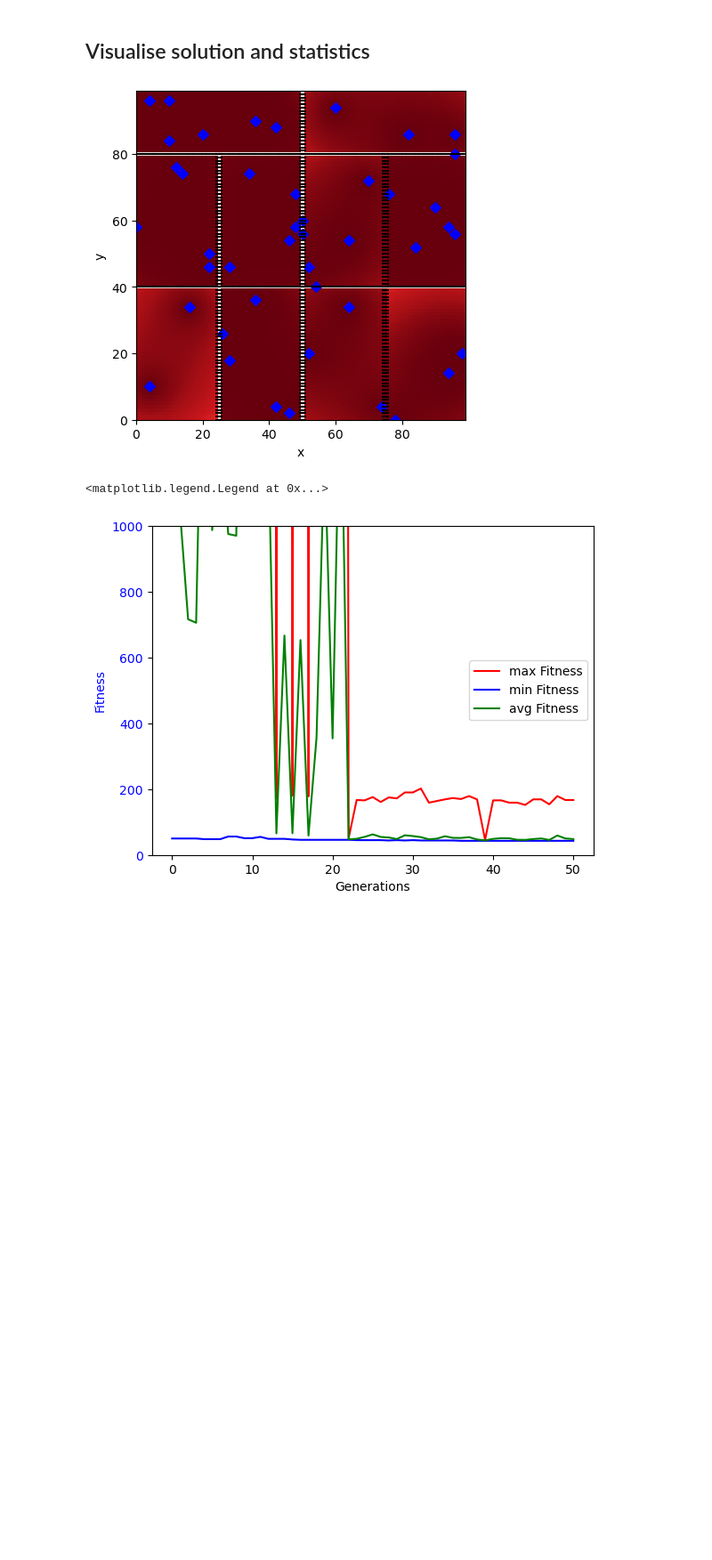
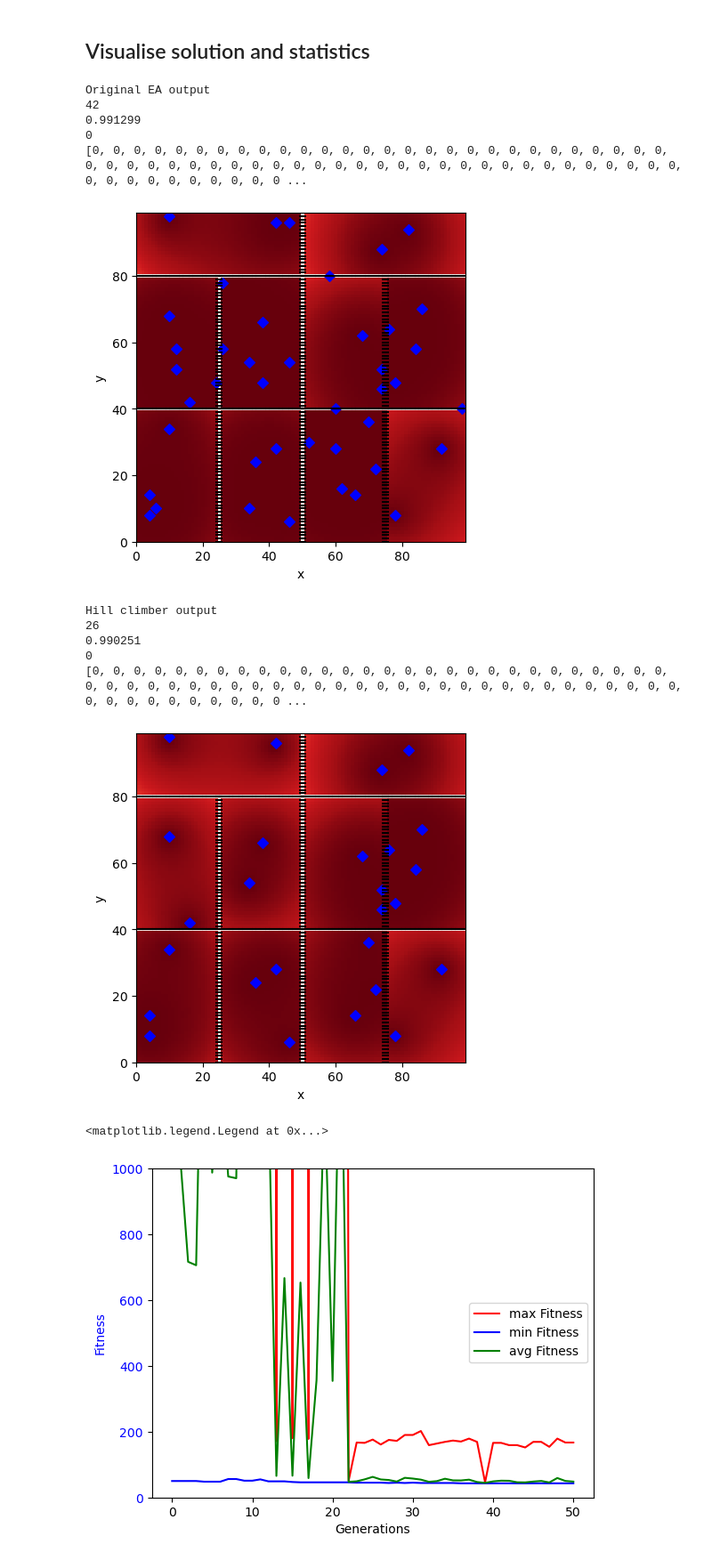
Before and after one commit to julkaswieta/eco-cw, a Jupyter notebook: coursework.ipynb, the cells around one changed output. Shown: that part at 89% size. Drawn from its saved outputs; the diff is of its cells as text; code cells hidden in the pictures; blank space fills up the shorter version.

Commit message:
first version of working hill climber

```diff
--- a/coursework.ipynb
+++ b/coursework.ipynb
@@ -234,7 +234,7 @@ def main():
 ## Run the EA
 # %%
 runs = [["Best", "Generation", "Time"]]
-for run in range(0, 10):
+for run in range(0, 1):
     start = time.time()
     pop, log, hof = main()
     stop = time.time()
@@ -305,41 +371,64 @@ def visualise_objective_function(x, instance_size, nb_cameras, instance_file):
     cameras_indices = [index for (index, item) in enumerate(list(x)) if item == 1]
     for c in cameras_indices:
         x,y = solution_converter(c, instance_size=instance_size)
         plt.scatter(y,x,c="blue",marker="D")
     # Plotting walls (if any)
     if (instance_file != ""):
         walls = pd.read_csv(instance_file,header=None)
         plt.scatter(walls[1],walls[0],c="black", marker="_")
     plt.xlim(0,instance_size-1)
     plt.xlabel("x")
     plt.ylim(0,instance_size-1)
     plt.ylabel("y")
     plt.show()
 
 # Here we just create a random solution for a 100x100 grid with two cameras at random positions
 # you can experiment to see what different solutions look like
 
+# choose an empty grid
+#visualise_objective_function(sol, instance_size= 100, nb_cameras=2, instance_file="")
+
+
+# visualise the original solution
+print("Original EA output")
 final_solution = hof[0]
 final_solution = convert_compressed_to_full(final_solution)
-
 actual_cameras=sum(final_solution)  # need to pass the actual numbers of cameras in the solution, regardless of whether it is valid
 print(actual_cameras)
 coverage = objective_function(final_solution, instance_size, actual_cameras, instance_file)
 print(coverage)
 cameras_on_walls = check_walls(final_solution, instance_file)
 print(cameras_on_walls)
 print(final_solution)
 
+visualise_objective_function(final_solution, instance_size=instance_size, nb_cameras=actual_cameras, instance_file=myinst)
 
-# choose an empty grid
-#visualise_objective_function(sol, instance_size= 100, nb_cameras=2, instance_file="")
+# visualise the hill climber output
+print("Hill climber output")
+final_solution_hc = best_solution_hc
+final_solution_hc = convert_compressed_to_full(final_solution_hc)
+actual_cameras_hc=sum(final_solution_hc)  # need to pass the actual numbers of cameras in the solution, regardless of whether it is valid
+print(actual_cameras_hc)
+coverage_hc = objective_function(final_solution_hc, instance_size, actual_cameras_hc, instance_file)
+print(coverage_hc)
+cameras_on_walls_hc = check_walls(final_solution_hc, instance_file)
+print(cameras_on_walls_hc)
+print(final_solution_hc)
 
-# choose a layout
-
-
-visualise_objective_function(final_solution, instance_size=instance_size, nb_cameras=actual_cameras, instance_file=myinst)
+visualise_objective_function(final_solution_hc, instance_size=instance_size, nb_cameras=actual_cameras_hc, instance_file=myinst)
 # %% [output]
+Original EA output
+42
+0.991299
+0
+[0, 0, 0, 0, 0, 0, 0, 0, 0, 0, 0, 0, 0, 0, 0, 0, 0, 0, 0, 0, 0, 0, 0, 0, 0, 0, 0, 0, 0, 0, 0, 0, 0, 0, 0, 0, 0, 0, 0, 0, 0, 0, 0, 0, 0, 0, 0, 0, 0, 0, 0, 0, 0, 0, 0, 0, 0, 0, 0, 0, 0, 0, 0, 0, 0, 0, 0 ...
-[figure, old version]
+[figure, new version]
+Hill climber output
+26
+0.990251
+0
+[0, 0, 0, 0, 0, 0, 0, 0, 0, 0, 0, 0, 0, 0, 0, 0, 0, 0, 0, 0, 0, 0, 0, 0, 0, 0, 0, 0, 0, 0, 0, 0, 0, 0, 0, 0, 0, 0, 0, 0, 0, 0, 0, 0, 0, 0, 0, 0, 0, 0, 0, 0, 0, 0, 0, 0, 0, 0, 0, 0, 0, 0, 0, 0, 0, 0, 0 ...
+[figure, added]
 # %%
 # code for plotting
 
```
Also changed, not shown: parts of 3 cells of this notebook, 1 other file.
